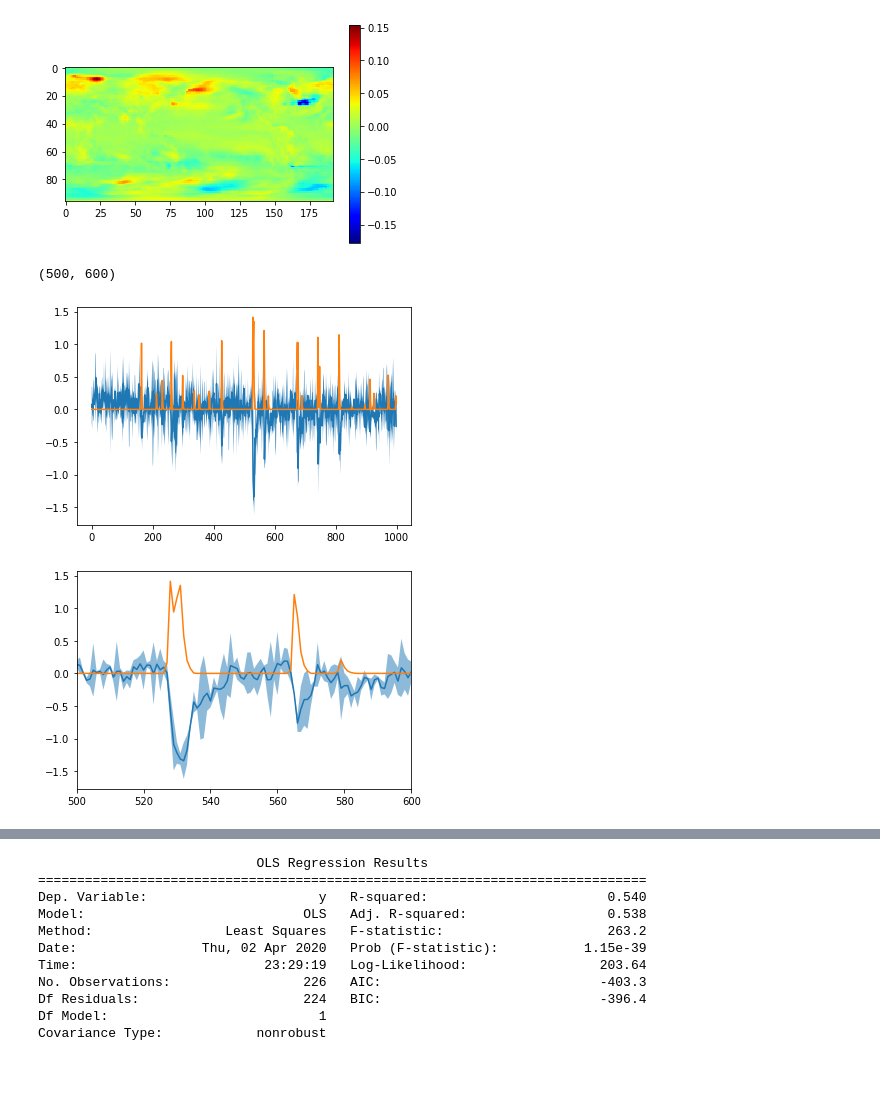
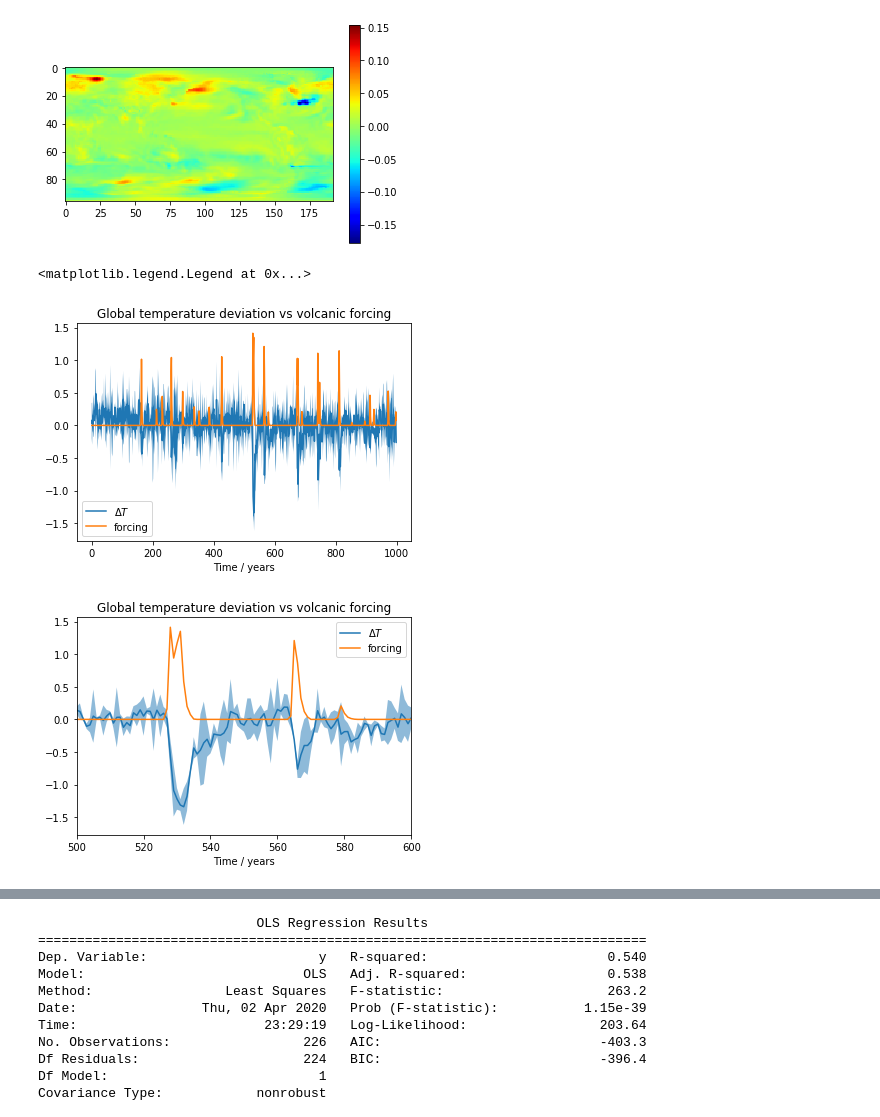
Before and after one commit to HIDA-Datathon/team_bayes, a Jupyter notebook: team_bayes.ipynb, the cells around one changed output, grey strips where cells are left out. Drawn from its saved outputs; the diff is of its cells as text; code cells hidden in the pictures; blank space fills up the shorter version.

```diff
--- a/team_bayes.ipynb
+++ b/team_bayes.ipynb
@@ -87,24 +86,30 @@ plt.colorbar()
 # %%
 dT1glob = np.mean(np.mean(dT1, 2), 1)
 dT2glob = np.mean(np.mean(dT2, 2), 1)
 dTglob = (dT1glob + dT2glob)/2.0
 var_dTglob = (dT1glob - dTglob)**2 + (dT2glob - dTglob)**2  # sample variance with n-1 = 1
 err_dTglob = 1.96*np.sqrt(var_dTglob)
 
 plt.figure()
 plt.plot(t, dTglob)
 plt.fill_between(t, dTglob - err_dTglob, dTglob + err_dTglob)
 plt.plot(t, 4*AOD)
+plt.xlabel('Time / years')
+plt.title('Global temperature deviation vs volcanic forcing')
+plt.legend([r'$\Delta T$', 'forcing'])
 
 plt.figure()
 plt.plot(t, dTglob)
 plt.fill_between(t, dTglob - err_dTglob, dTglob + err_dTglob, alpha=0.5)
 plt.plot(t, 4*AOD)
 plt.xlim([500, 600])
+plt.xlabel('Time / years')
+plt.title('Global temperature deviation vs volcanic forcing')
+plt.legend([r'$\Delta T$', 'forcing'])
 # %% [output]
-(500, 600)
+<matplotlib.legend.Legend at 0x...>
-[figure, old version]
+[figure, new version]
-[figure, old version]
+[figure, new version]
 # %%
 AODmin = 1e-2*np.max(AOD)
 
```
Also changed, not shown: parts of 4 cells of this notebook.
